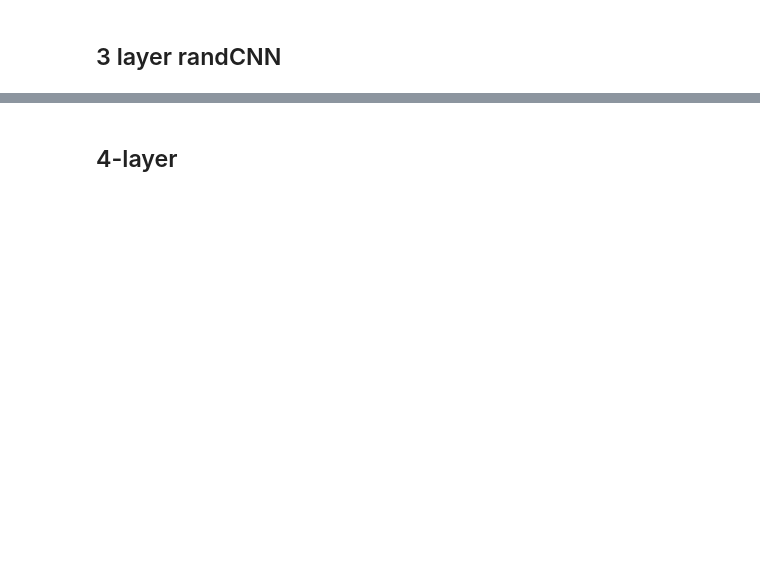
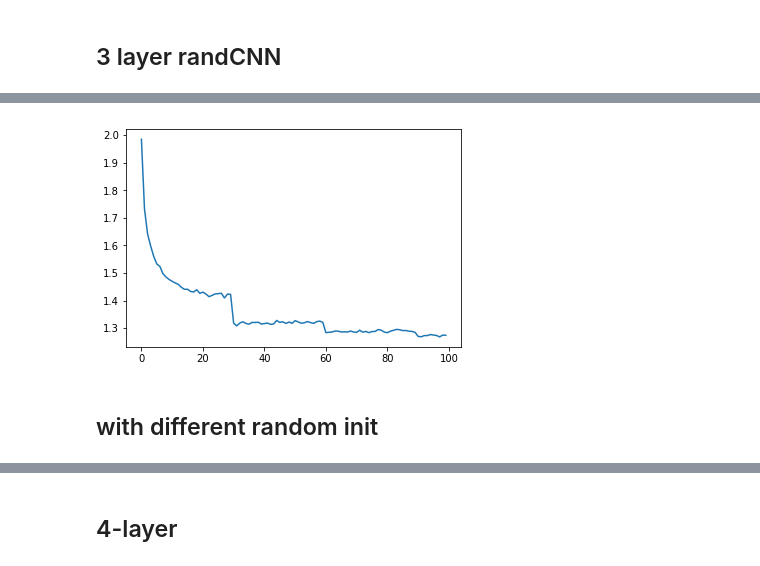
Before and after one commit to yukimasano/randCNN, a Jupyter notebook: cifar10.ipynb, the cells around one changed output, grey strips where cells are left out. Drawn from its saved outputs; the diff is of its cells as text; code cells hidden in the pictures; blank space fills up the shorter version.

```diff
--- a/cifar10.ipynb
+++ b/cifar10.ipynb
@@ -20,7 +23,16 @@ MKL_NUM_THREADS=8
 # %%
-transform = transforms.Compose(
-    [transforms.ToTensor(),
-     transforms.Normalize((0.5, 0.5, 0.5), (0.5, 0.5, 0.5))])
+# transform = transforms.Compose(
+#     [transforms.ToTensor(),
+#      transforms.Normalize((0.5, 0.5, 0.5), (0.5, 0.5, 0.5))])
+
+
+normalize = transforms.Normalize(mean=[0.485, 0.456, 0.406], std=[0.229, 0.224, 0.225])
+transform = transform=transforms.Compose([
+            transforms.RandomHorizontalFlip(),
+            transforms.RandomCrop(32, 4),
+            transforms.ToTensor(),
+            normalize,
+])
 
 trainset = torchvision.datasets.CIFAR10(root='./data', train=True,
                                         download=True, transform=transform)
@@ -28,7 +40,8 @@ trainloader = torch.utils.data.DataLoader(trainset, batch_size=16,
                                           shuffle=True, num_workers=2)
 
 testset = torchvision.datasets.CIFAR10(root='./data', train=False,
-                                       download=True, transform=transform)
+                                       download=True, transform=transforms.Compose([transforms.ToTensor(), normalize]))
+
 testloader = torch.utils.data.DataLoader(testset, batch_size=16,
                                          shuffle=False, num_workers=2)
 
@@ -64,4 +144,5 @@ class rand_Net3(nn.Module):
         x = F.max_pool2d(F.relu(self.conv3(x)),kernel_size=2, stride=2)
         x = x.view(x.size(0), -1)
         x = self.fc(x)
+        x = F.log_softmax(x)
         return x, self.fc.weight
@@ -155,0 +149,5 @@ Accuracy of truck : 51 %
+# %%
+net3 = rand_Net3()
+net3.cuda()
+train_eval(net3,n_epochs=100)
+# %% [output]
@@ -155,0 +171,3 @@ Accuracy of truck : 51 %
+[figure, added]
+# %% [markdown]
+## with different random init
```
Also changed, not shown: parts of 11 cells of this notebook.
